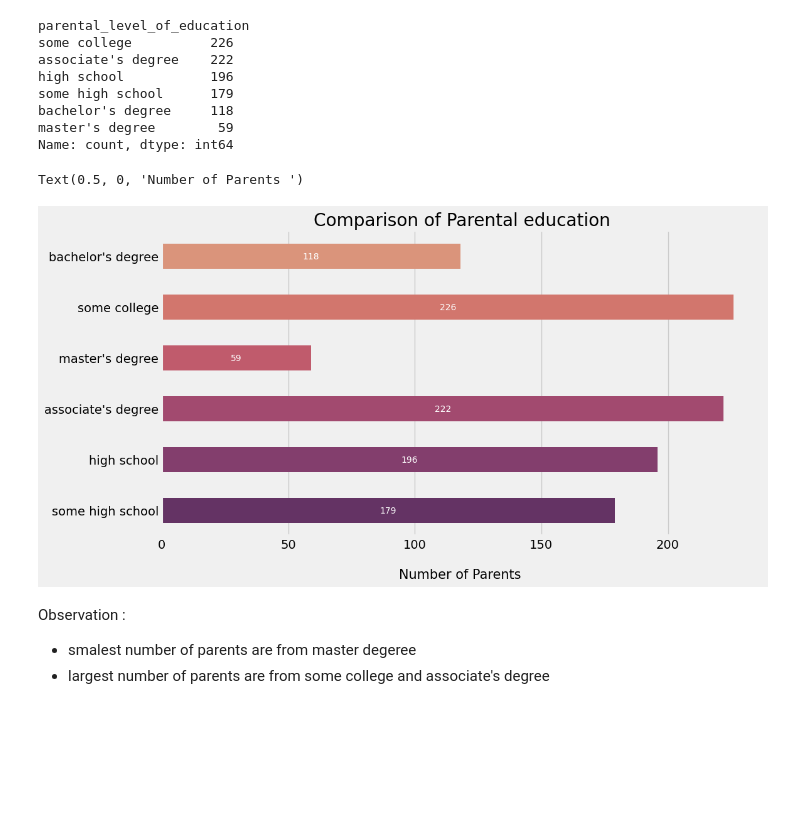
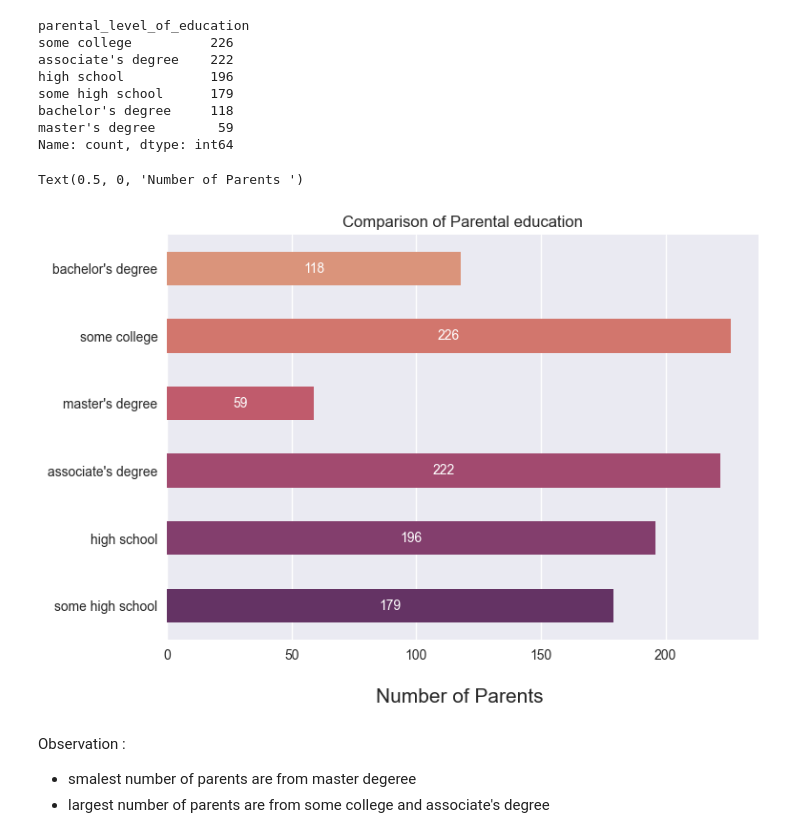
Before and after one commit to AkramMaouche/Full-ML-Project, a Jupyter notebook: Notbook/EDA Student Performance.ipynb, the cells around one changed output. Saved outputs shown, nothing was run; the diff lists cells and outputs as text; code cells hidden in the pictures; blank space fills up the shorter version.

```diff
--- a/Notbook/EDA Student Performance.ipynb
+++ b/Notbook/EDA Student Performance.ipynb
@@ -561,16 +584,16 @@ master's degree        59
 Name: count, dtype: int64
 # %%
 plt.rcParams['figure.figsize'] = (11,6)
-plt.style.use('fivethirtyeight')
+plt.style.use('seaborn-v0_8')
 ax = sns.countplot(df['parental_level_of_education'],palette='flare',width=0.5)
 for c in ax.containers:
     ax.bar_label(c,color='White',size =10,label_type='center')
 ax.set_title('Comparison of Parental education')
 ax.set_ylabel('')
 ax.set_xlabel('Number of Parents ',fontsize = 15,labelpad=20)
 # %% [output]
 Text(0.5, 0, 'Number of Parents ')
-[figure, old version]
+[figure, new version]
 # %% [markdown]
 Observation :
 * smalest number of parents are from master degeree
```
Also changed, not shown: parts of 25 cells of this notebook.
